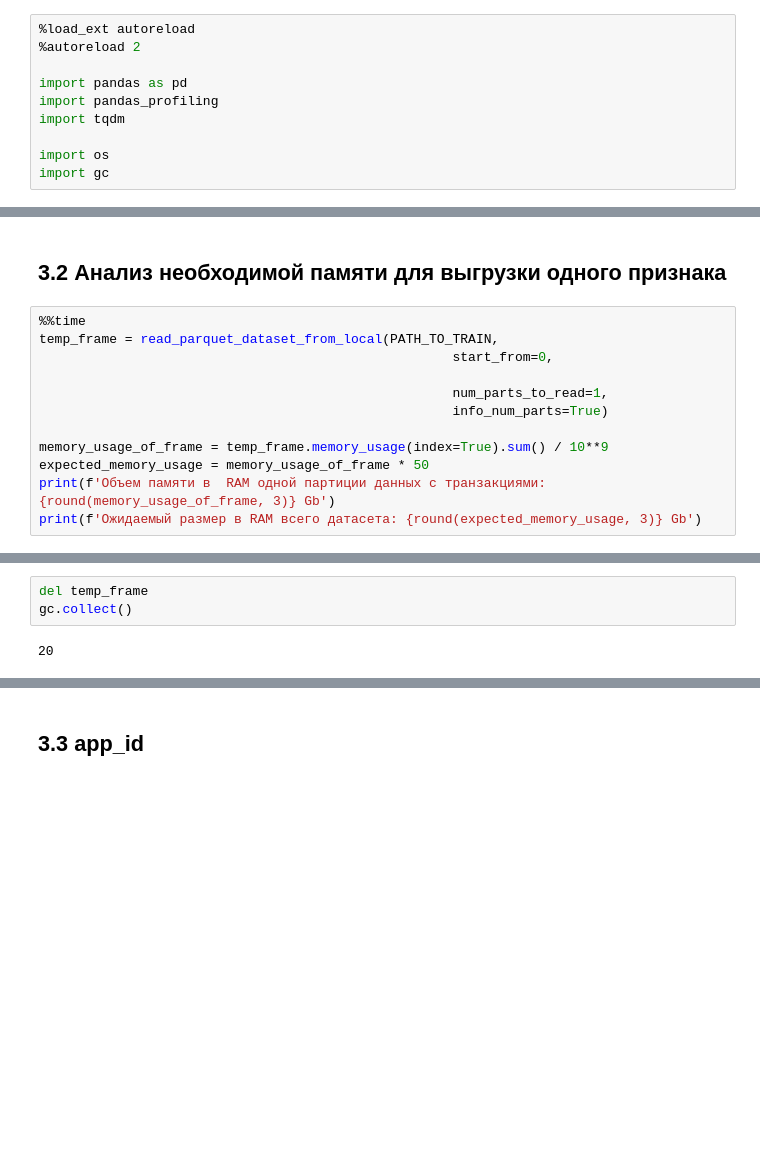
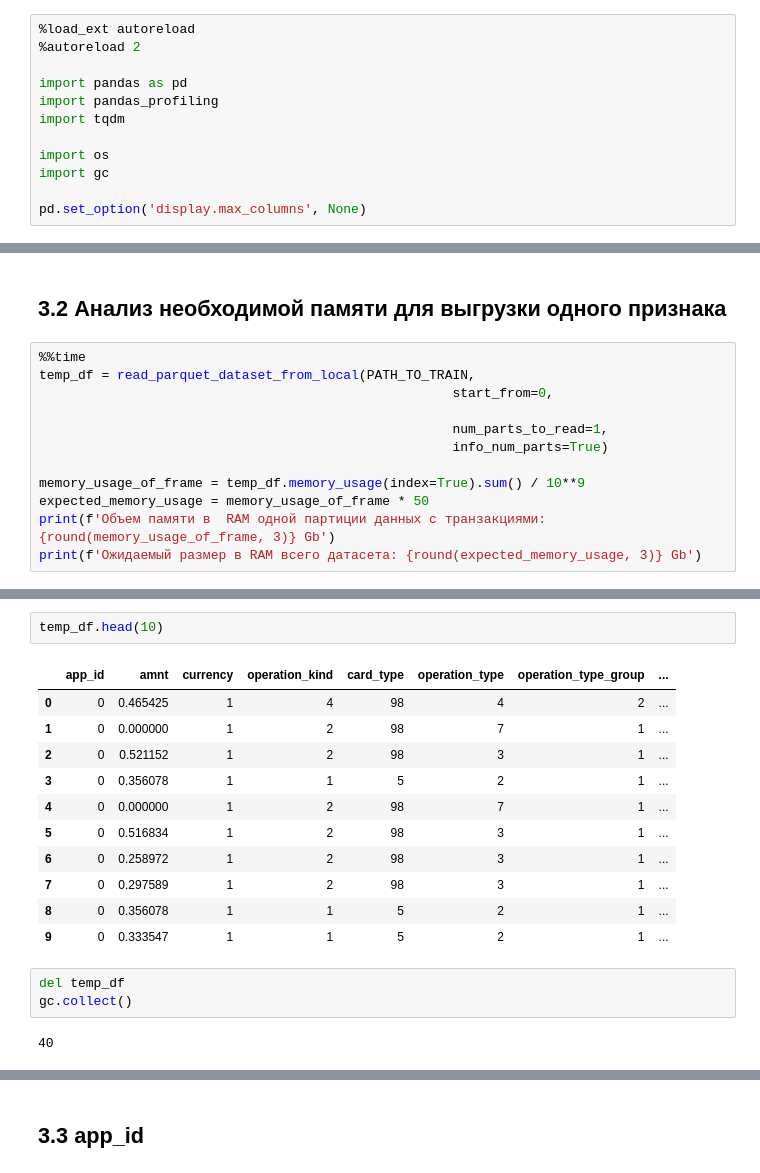
Before and after one commit to alex-sokolov2011/pet-projects, a Jupyter notebook: diplom/sf-dst-10-diplom-1-ml-sokolov.ipynb, the cells around one changed output, grey strips where cells are left out. Cells and saved outputs as stored; diff of their text form; blank space fills up the shorter version.

```diff
--- a/diplom/sf-dst-10-diplom-1-ml-sokolov.ipynb
+++ b/diplom/sf-dst-10-diplom-1-ml-sokolov.ipynb
@@ -17,6 +17,8 @@ import tqdm
 
 import os
 import gc
+
+pd.set_option('display.max_columns', None)
 # %%
 import utils_21042021 as utils
 # %% [markdown]
@@ -160,13 +162,13 @@ utils.simple_plot_barh_procent('Распределение кредитных п
 ## 3.2 Анализ необходимой памяти для выгрузки одного признака
 # %%
 %%time
-temp_frame = read_parquet_dataset_from_local(PATH_TO_TRAIN,
+temp_df = read_parquet_dataset_from_local(PATH_TO_TRAIN,
                                                      start_from=0,
 
                                                      num_parts_to_read=1,
                                                      info_num_parts=True)
 
-memory_usage_of_frame = temp_frame.memory_usage(index=True).sum() / 10**9
+memory_usage_of_frame = temp_df.memory_usage(index=True).sum() / 10**9
 expected_memory_usage = memory_usage_of_frame * 50
 print(f'Объем памяти в  RAM одной партиции данных с транзакциями: {round(memory_usage_of_frame, 3)} Gb')
 print(f'Ожидаемый размер в RAM всего датасета: {round(expected_memory_usage, 3)} Gb')
@@ -179,7 +181,21 @@ Wall time: 3.98 s
+# %%
+temp_df.head(10)
+# %% [output]
+|  | app_id | amnt | currency | operation_kind | card_type | operation_type | operation_type_group | ... |
+| 0 | 0 | 0.465425 | 1 | 4 | 98 | 4 | 2 | ... |
+| 1 | 0 | 0.000000 | 1 | 2 | 98 | 7 | 1 | ... |
+| 2 | 0 | 0.521152 | 1 | 2 | 98 | 3 | 1 | ... |
+| 3 | 0 | 0.356078 | 1 | 1 | 5 | 2 | 1 | ... |
+| 4 | 0 | 0.000000 | 1 | 2 | 98 | 7 | 1 | ... |
+| 5 | 0 | 0.516834 | 1 | 2 | 98 | 3 | 1 | ... |
+| 6 | 0 | 0.258972 | 1 | 2 | 98 | 3 | 1 | ... |
+| 7 | 0 | 0.297589 | 1 | 2 | 98 | 3 | 1 | ... |
+| 8 | 0 | 0.356078 | 1 | 1 | 5 | 2 | 1 | ... |
+| 9 | 0 | 0.333547 | 1 | 1 | 5 | 2 | 1 | ... |
 # %%
-del temp_frame
+del temp_df
 gc.collect()
 # %% [output]
-20
+40
 # %%
 %%time
```
Also changed, not shown: parts of 17 cells of this notebook.
